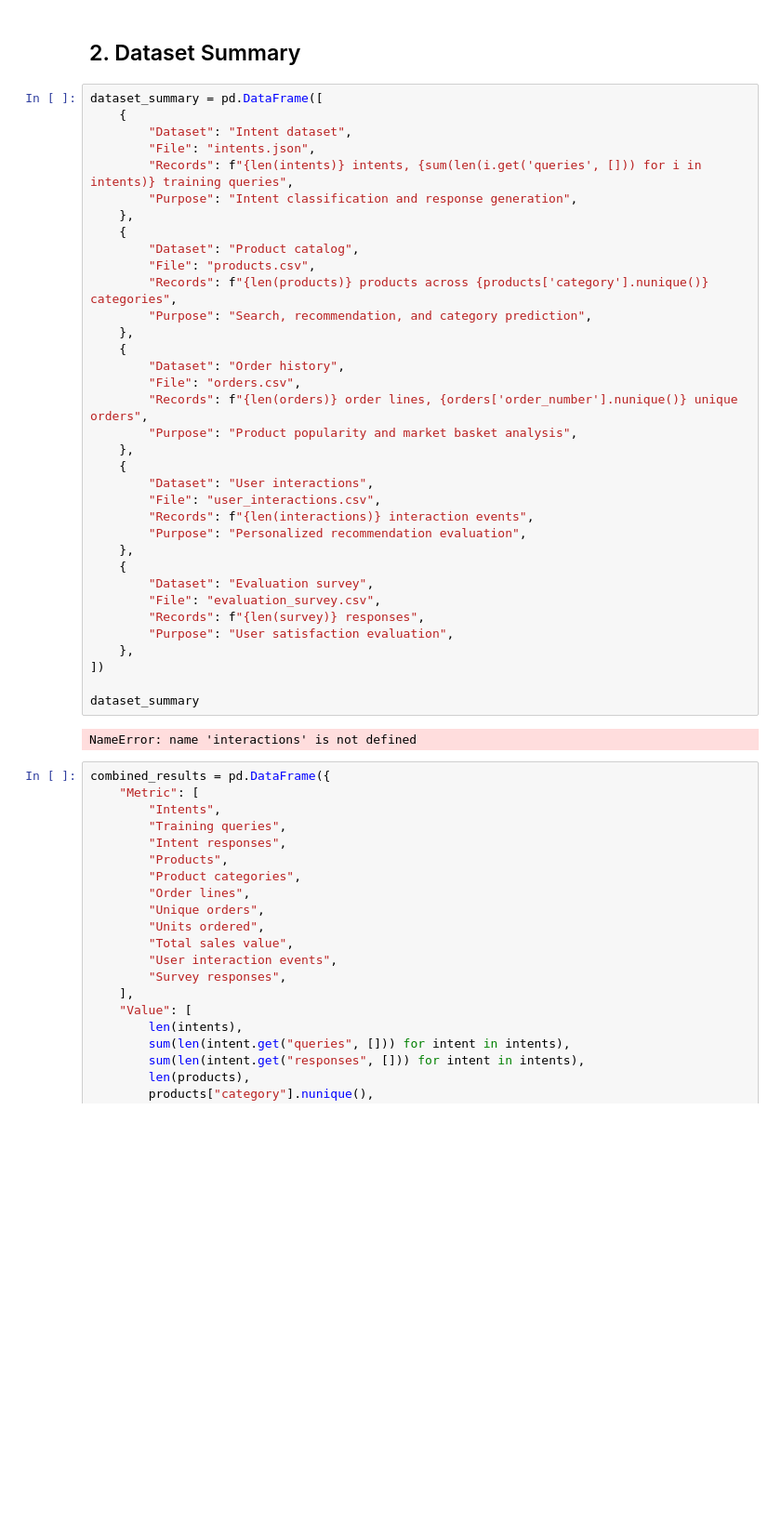
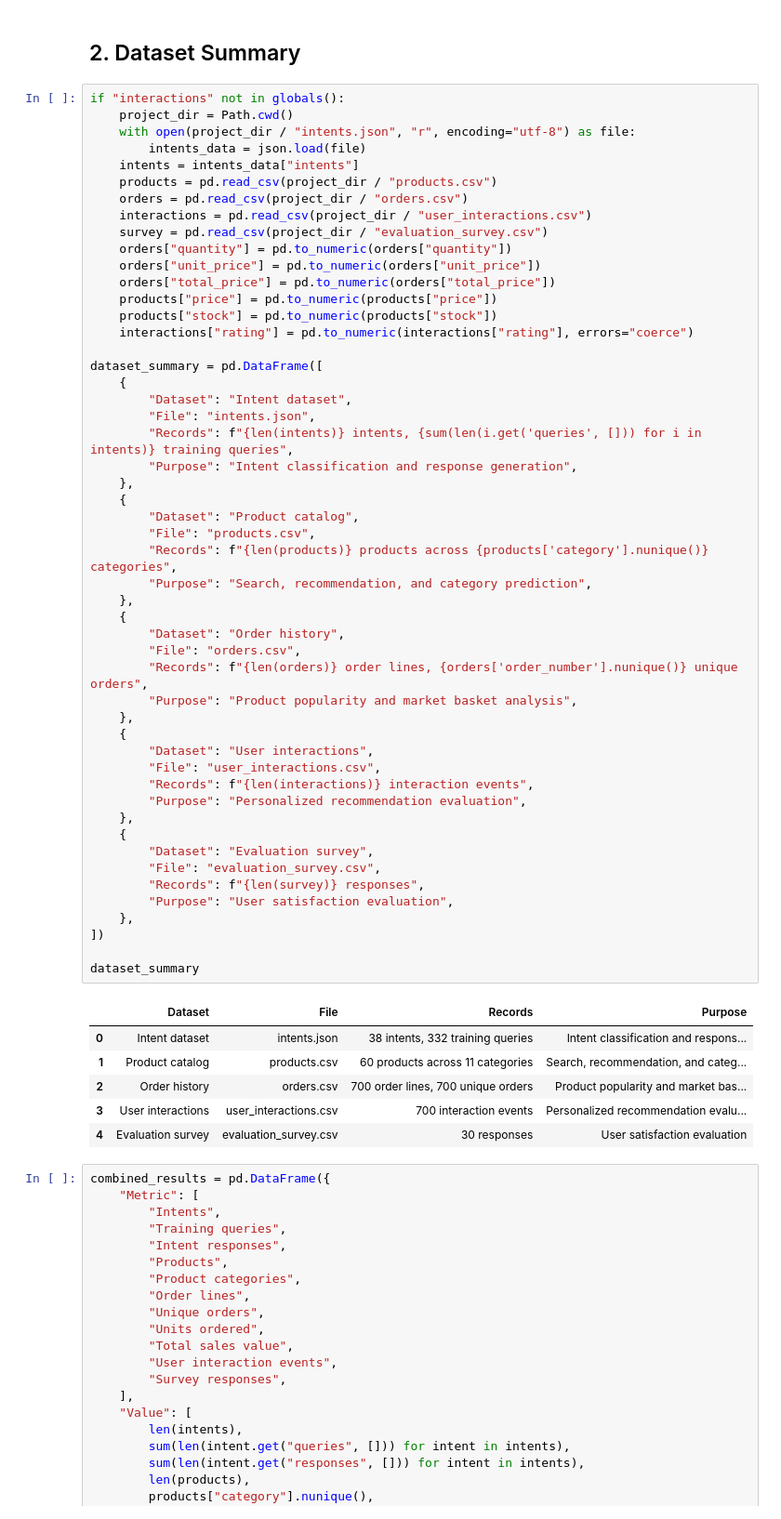
Before and after one commit to yemyatthway/E-commerce-Chatbot, a Jupyter notebook: report_analysis.ipynb, the cells around one changed output. Shown at 93% size. Drawn from its saved outputs; the diff is of its cells as text; blank space fills up the shorter version.

```diff
--- a/report_analysis.ipynb
+++ b/report_analysis.ipynb
@@ -52,6 +52,22 @@ ModuleNotFoundError: No module named 'sklearn'
 # %% [markdown]
 ## 2. Dataset Summary
 # %%
+if "interactions" not in globals():
+    project_dir = Path.cwd()
+    with open(project_dir / "intents.json", "r", encoding="utf-8") as file:
+        intents_data = json.load(file)
+    intents = intents_data["intents"]
+    products = pd.read_csv(project_dir / "products.csv")
+    orders = pd.read_csv(project_dir / "orders.csv")
+    interactions = pd.read_csv(project_dir / "user_interactions.csv")
+    survey = pd.read_csv(project_dir / "evaluation_survey.csv")
+    orders["quantity"] = pd.to_numeric(orders["quantity"])
+    orders["unit_price"] = pd.to_numeric(orders["unit_price"])
+    orders["total_price"] = pd.to_numeric(orders["total_price"])
+    products["price"] = pd.to_numeric(products["price"])
+    products["stock"] = pd.to_numeric(products["stock"])
+    interactions["rating"] = pd.to_numeric(interactions["rating"], errors="coerce")
+
 dataset_summary = pd.DataFrame([
     {
         "Dataset": "Intent dataset",
@@ -60,34 +76,39 @@ dataset_summary = pd.DataFrame([
         "Purpose": "Intent classification and response generation",
     },
     {
         "Dataset": "Product catalog",
         "File": "products.csv",
         "Records": f"{len(products)} products across {products['category'].nunique()} categories",
         "Purpose": "Search, recommendation, and category prediction",
     },
     {
         "Dataset": "Order history",
         "File": "orders.csv",
         "Records": f"{len(orders)} order lines, {orders['order_number'].nunique()} unique orders",
         "Purpose": "Product popularity and market basket analysis",
     },
     {
         "Dataset": "User interactions",
         "File": "user_interactions.csv",
         "Records": f"{len(interactions)} interaction events",
         "Purpose": "Personalized recommendation evaluation",
     },
     {
         "Dataset": "Evaluation survey",
         "File": "evaluation_survey.csv",
         "Records": f"{len(survey)} responses",
         "Purpose": "User satisfaction evaluation",
     },
 ])
 
 dataset_summary
 # %% [output]
-NameError: name 'interactions' is not defined
+|  | Dataset | File | Records | Purpose |
+| 0 | Intent dataset | intents.json | 38 intents, 332 training queries | Intent classification and respons... |
+| 1 | Product catalog | products.csv | 60 products across 11 categories | Search, recommendation, and categ... |
+| 2 | Order history | orders.csv | 700 order lines, 700 unique orders | Product popularity and market bas... |
+| 3 | User interactions | user_interactions.csv | 700 interaction events | Personalized recommendation evalu... |
+| 4 | Evaluation survey | evaluation_survey.csv | 30 responses | User satisfaction evaluation |
 # %%
 combined_results = pd.DataFrame({
     "Metric": [
```
Also changed, not shown: parts of 1 cell of this notebook, 4 other files.
